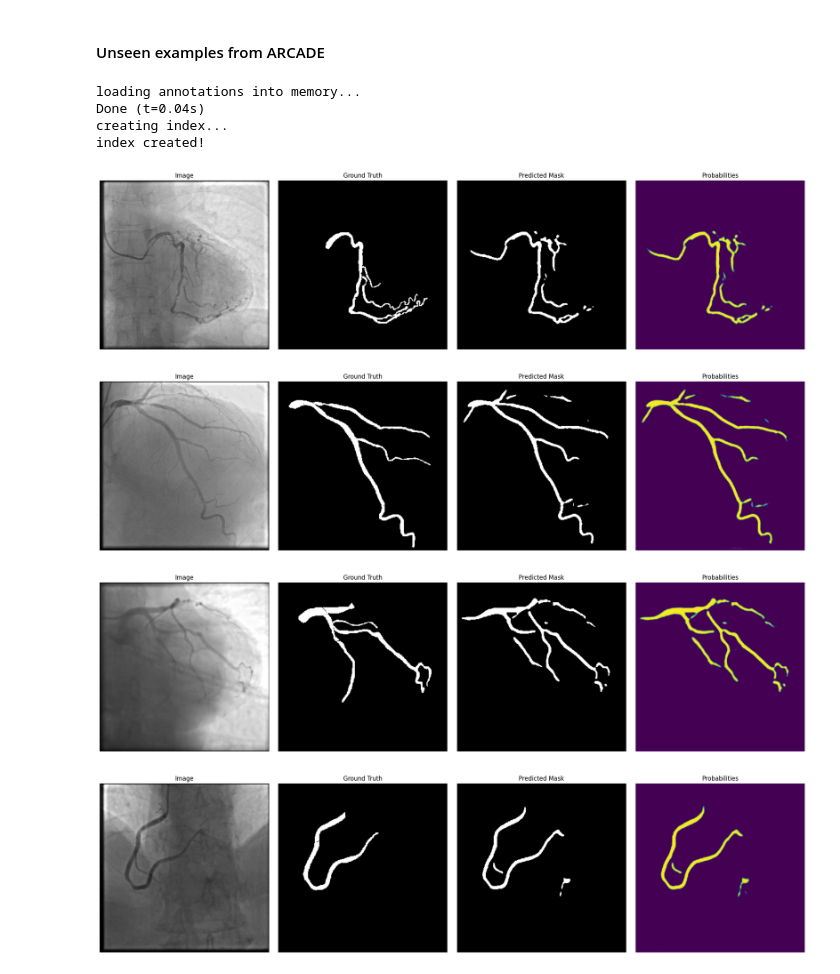
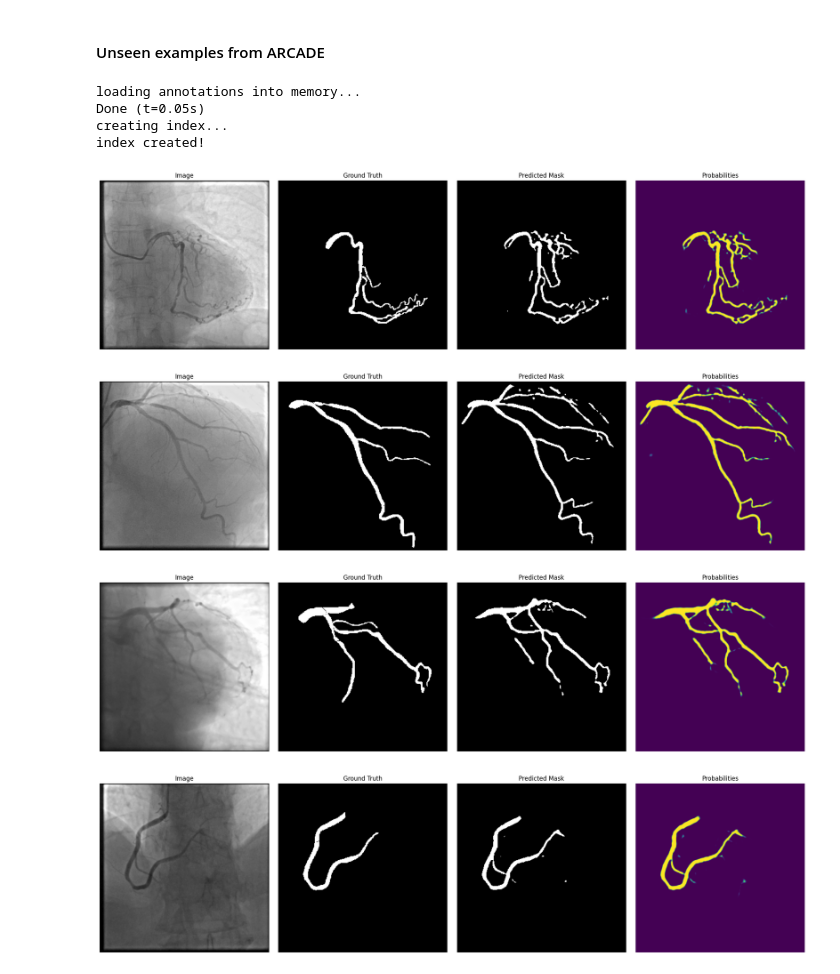
Before and after one commit to lkwinta/coronary-stenosis-detection, a Jupyter notebook: notebooks/segmentation.ipynb, the cells around one changed output. Drawn from its saved outputs; the diff is of its cells as text; code cells hidden in the pictures.

```diff
--- a/notebooks/segmentation.ipynb
+++ b/notebooks/segmentation.ipynb
@@ -197,23 +158,24 @@ Podział zbioru DCA1 na treningowy i walidacyjny. Używamy funkcji `train_test_s
 # %%
-IMAGE_DIR = "raw_datasets/DCA1/Database_134_Angiograms"
-pairs = get_dca1_pairs(IMAGE_DIR)
+BATCH_SIZE = 32
 
-train_pairs, val_pairs = train_test_split(pairs, test_size=0.25, random_state=42)
-
-train_ds = DCA1Dataset(
-    image_dir=IMAGE_DIR,
-    pairs=train_pairs,
+train_ds = DCA1FSCADDataset(
+    dca1_image_dir=IMAGE_DIR_DCA1,
+    fs_cad_image_dir=IMAGE_DIR_FS_CAD,
+    dca1_pairs=dca1_train_pairs,
+    fs_cad_pairs=fscad_train_pairs,
     transform=get_train_transforms(IMG_SIZE),
 )
-val_ds = DCA1Dataset(
-    image_dir=IMAGE_DIR,
-    pairs=val_pairs,
+val_ds = DCA1FSCADDataset(
+    dca1_image_dir=IMAGE_DIR_DCA1,
+    fs_cad_image_dir=IMAGE_DIR_FS_CAD,
+    dca1_pairs=dca1_val_pairs,
+    fs_cad_pairs=fscad_val_pairs,
     transform=get_val_transforms(IMG_SIZE),
 )
 
 train_loader = DataLoader(
     train_ds,
-    batch_size=20,
+    batch_size=BATCH_SIZE,
     shuffle=True,
     num_workers=2,
     pin_memory=True,
@@ -221,7 +183,7 @@ train_loader = DataLoader(
 )
 val_loader = DataLoader(
     val_ds,
-    batch_size=20,
+    batch_size=BATCH_SIZE,
     shuffle=False,
     num_workers=2,
     pin_memory=True,
@@ -230,15 +192,17 @@ val_loader = DataLoader(
 # %%
 optimizer = torch.optim.AdamW(
     model.parameters(),
-    lr=LR / 2,
+    lr=1e-3,
     weight_decay=WEIGHT_DECAY,
 )
 scheduler = torch.optim.lr_scheduler.ReduceLROnPlateau(
     optimizer,
-    mode="max",
+    mode="min",
     factor=0.5,
-    patience=10,
+    patience=20,
 )
+# criterion = BCEDiceCriterion(bce_weight=0.5, dice_weight=0.5)
+criterion = BCEDiceClDiceCriterion(bce_weight=0.3, dice_weight=0.7, cldice_weight=0.2)
 # %% [markdown]
 Finetuning na zbiorze DCA1
 # %%
@@ -298,12 +264,12 @@ with torch.no_grad():
 
         logits = model(images)
         loss = criterion(logits, masks).item()
-        dice, iou = compute_dice_iou_metrics(logits, masks)
+        metrics = compute_dice_iou_metrics(logits, masks)
 
         batch_size = images.size(0)
         val_loss += loss * batch_size
-        val_dice += dice * batch_size
-        val_iou += iou * batch_size
+        val_dice += metrics["dice"] * batch_size
+        val_iou += metrics["iou"] * batch_size
         total_samples += batch_size
 
     val_loss /= total_samples
@@ -337,7 +303,7 @@ torch.save(model.state_dict(), "../models/best_coronary_unet.pth")
 #### Unseen examples from ARCADE
 # %%
 test_arcade = ArcadeSyntaxBinaryDataset(
-    root=ARCADE_DIR,
+    root="raw_datasets/arcade/arcade/syntax",
     split="test",
     transform=get_val_transforms(IMG_SIZE),
 )
@@ -349,35 +315,35 @@ test_loader = DataLoader(
     num_workers=2,
     pin_memory=True,
     persistent_workers=True,
 )
 
 model.eval()
 
 with torch.no_grad():
     test_loader_iter = iter(test_loader)
     for i in range(5 // BATCH_SIZE + 1):
         images, masks = next(test_loader_iter)
         images = images.to(device)
         masks = masks.to(device)
 
         probs = model.predict_proba(images)
         preds = (probs > 0.5).float()
 
         for j in range(min(4, images.size(0))):
             show_image(
                 images[j, 0].cpu().numpy(),
                 masks[j, 0].cpu().numpy(),
                 preds[j, 0].cpu().numpy(),
                 probs[j, 0].cpu().numpy(),
                 titles=["Image", "Ground Truth", "Predicted Mask", "Probabilities"],
                 cmap=["gray", "gray", "gray", None],
             )
 # %% [output]
 loading annotations into memory...
-Done (t=0.04s)
+Done (t=0.05s)
 creating index...
 index created!
-[figure, old version]
+[figure, new version]
-[figure, old version]
+[figure, new version]
-[figure, old version]
+[figure, new version]
-[figure, old version]
+[figure, new version]
```
Also changed, not shown: parts of 26 cells of this notebook, 25 other files.
